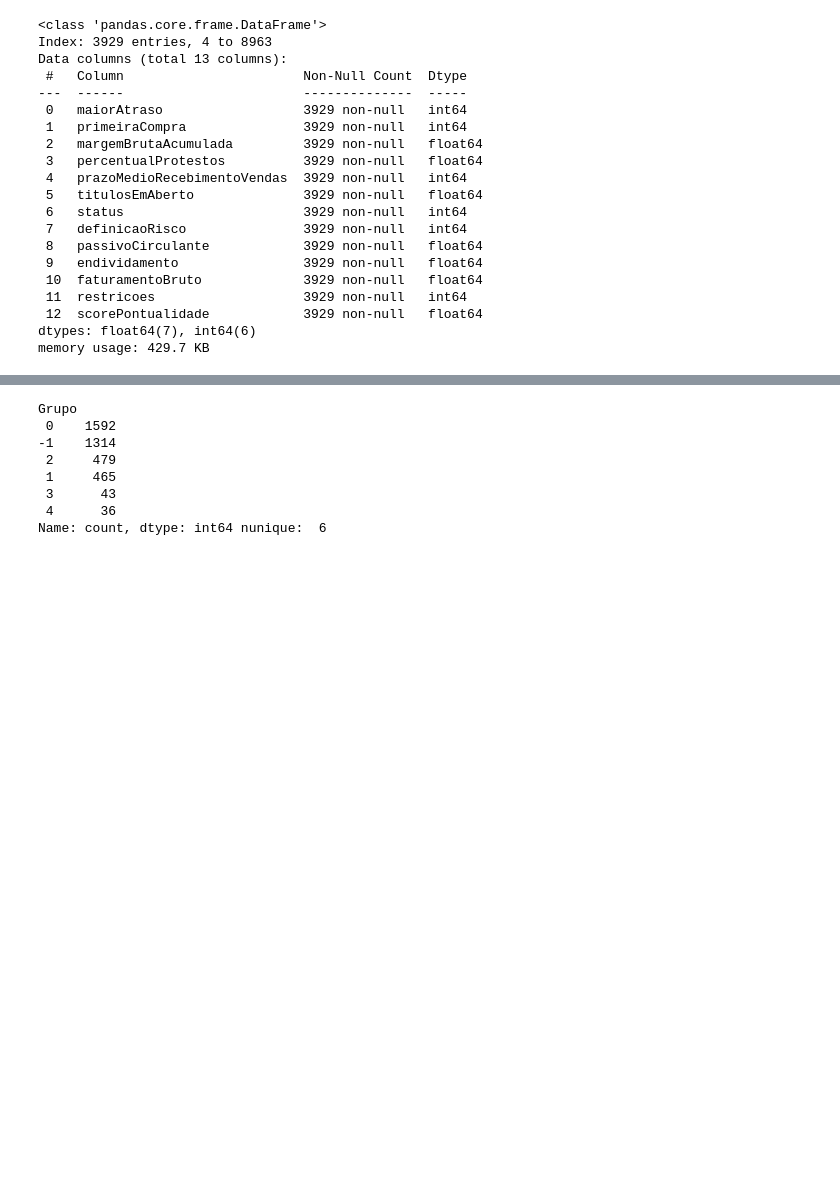
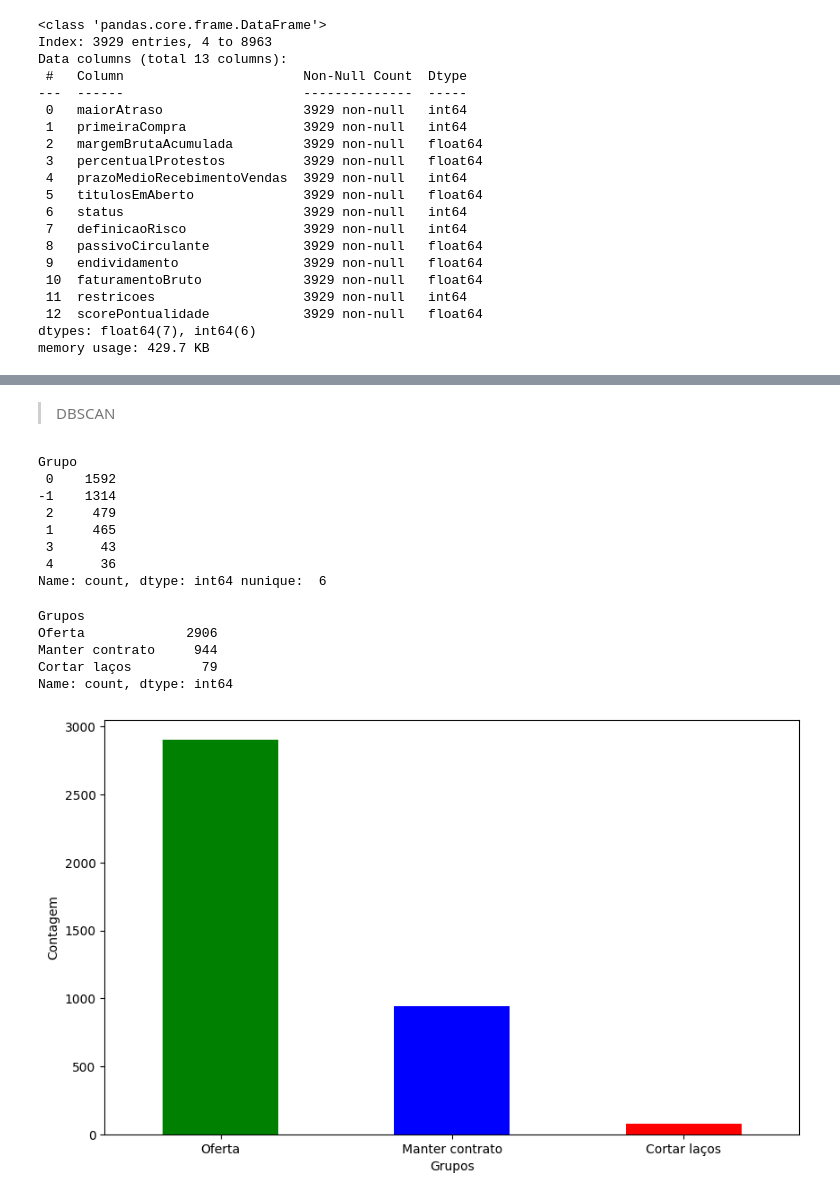
Before and after one commit to melissaoli07/rpmoney-consultoria, a Jupyter notebook: rpmoney_consultoria.ipynb, the cells around one changed output, grey strips where cells are left out. Cells and saved outputs as stored; diff of their text form; code cells hidden in the pictures; blank space fills up the shorter version.

```diff
--- a/rpmoney_consultoria.ipynb
+++ b/rpmoney_consultoria.ipynb
@@ -142,8 +144,6 @@ def calculate_fidelity(first_buy):
     years = (TODAY - actual_date).days / 365
 
     return math.floor(years / THRESHOLD)
-# %%
-df_copy = df
 # %%
 df_copy['primeiraCompra'] = df_copy['primeiraCompra'].apply(calculate_fidelity)
 # %%
@@ -391,6 +330,8 @@ df_scaled = StandardScaler().fit_transform(df)
 from sklearn.preprocessing  import StandardScaler
 from sklearn.cluster import KMeans, DBSCAN, AgglomerativeClustering
 from sklearn.neighbors import NearestNeighbors
+# %%
+df_scaled = StandardScaler().fit_transform(df_copy)
 # %%
 #verificando a distancia entre visinhos com a tecnica do cotovelo
 neighbors = NearestNeighbors(n_neighbors=5)
@@ -408,10 +351,12 @@ plt.show()
+# %% [markdown]
+> DBSCAN
 # %%
-#entando com o DBSCAN
+#tentando com o DBSCAN
 from sklearn.cluster import KMeans, DBSCAN, AgglomerativeClustering
 DBSCAN = DBSCAN(eps=0.9, min_samples=36)
 clusters = DBSCAN.fit_predict(df_scaled)
-df['Grupo'] = clusters
-print(df['Grupo'].value_counts(),"nunique: ",df['Grupo'].nunique())
+df_copy['Grupo'] = clusters
+print(df_copy['Grupo'].value_counts(),"nunique: ", df_copy['Grupo'].nunique())
 # %% [output]
 Grupo
  0    1592
@@ -423,9 +368,31 @@ Grupo
 Name: count, dtype: int64 nunique:  6
 # %%
 def map_clusters(cluster):# tem que ajustar de acordo com a análise dos clusters
-    if cluster == -1:
-        return 'ruim'
-    elif cluster in [0, 1]:
-        return 'bom'
+    if cluster == 0 or cluster == -1:
+        return 'Oferta'
+    elif cluster in [2, 1]:
+        return 'Manter contrato'
     else:
-        return 'neutro'
+        return 'Cortar laços'
+df_copy['Grupos'] = df_copy['Grupo'].apply(map_clusters)
+# %%
+print(df_copy['Grupos'].value_counts())
+# %% [output]
+Grupos
+Oferta             2906
+Manter contrato     944
+Cortar laços         79
+Name: count, dtype: int64
+# %%
+grupos_graf = df_copy['Grupos'].value_counts()
+
+#gráfico de barras
+plt.figure(figsize=(10, 6))
+grupos_graf.plot(kind='bar', color=['green', 'blue', 'red'])
+plt.xlabel('Grupos')
+plt.ylabel('Contagem')
+#legenda na horizontal
+plt.xticks(rotation=0)
+plt.show()
+# %% [output]
+[figure, added]
```
Also changed, not shown: parts of 41 cells of this notebook, 1 other file.
